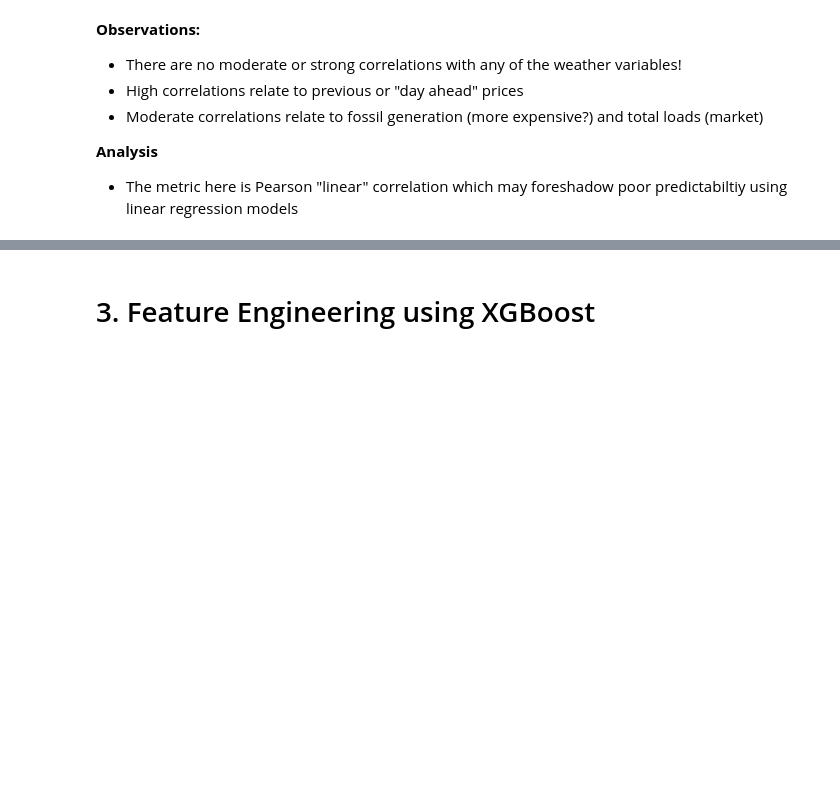
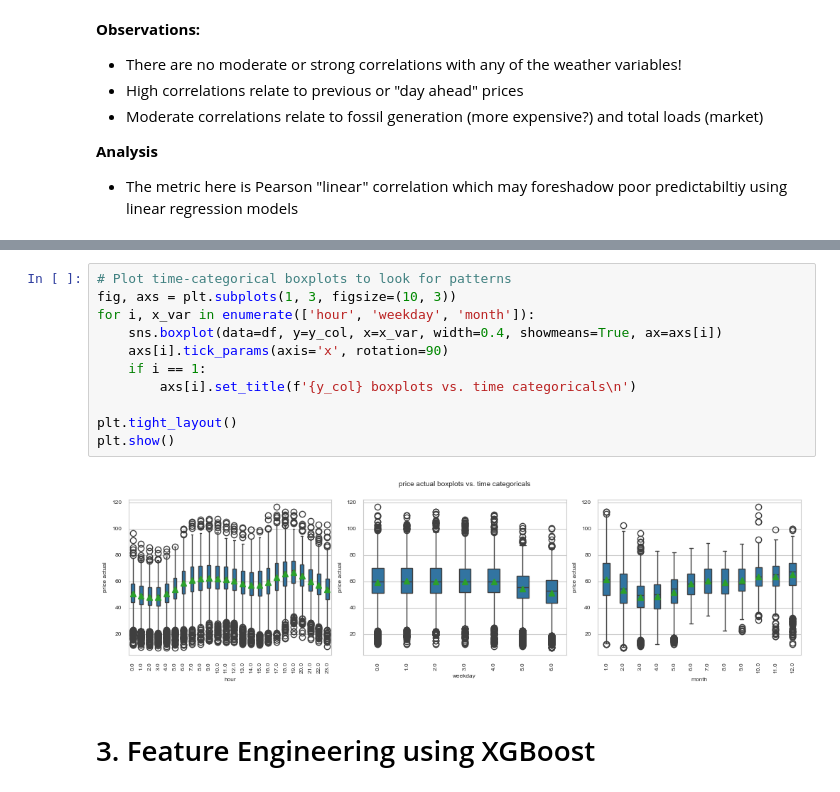
Before and after one commit to MDS-Mountain-Club/MDS_ML_Project, a Jupyter notebook: Group Write-Up (Mountain Club).ipynb, the cells around one changed output, grey strips where cells are left out. Cells and saved outputs as stored; diff of their text form; blank space fills up the shorter version.

```diff
--- a/Group Write-Up (Mountain Club).ipynb
+++ b/Group Write-Up (Mountain Club).ipynb
@@ -172,3 +191,16 @@ Name: price actual, dtype: float64
+# %%
+# Plot time-categorical boxplots to look for patterns
+fig, axs = plt.subplots(1, 3, figsize=(10, 3))
+for i, x_var in enumerate(['hour', 'weekday', 'month']):
+    sns.boxplot(data=df, y=y_col, x=x_var, width=0.4, showmeans=True, ax=axs[i])
+    axs[i].tick_params(axis='x', rotation=90)
+    if i == 1:
+        axs[i].set_title(f'{y_col} boxplots vs. time categoricals\n')
+
+plt.tight_layout()
+plt.show()
+# %% [output]
+[figure, added]
 # %% [markdown]
 # 3. Feature Engineering using XGBoost
 # %% [markdown]
```
Also changed, not shown: parts of 13 cells of this notebook.
